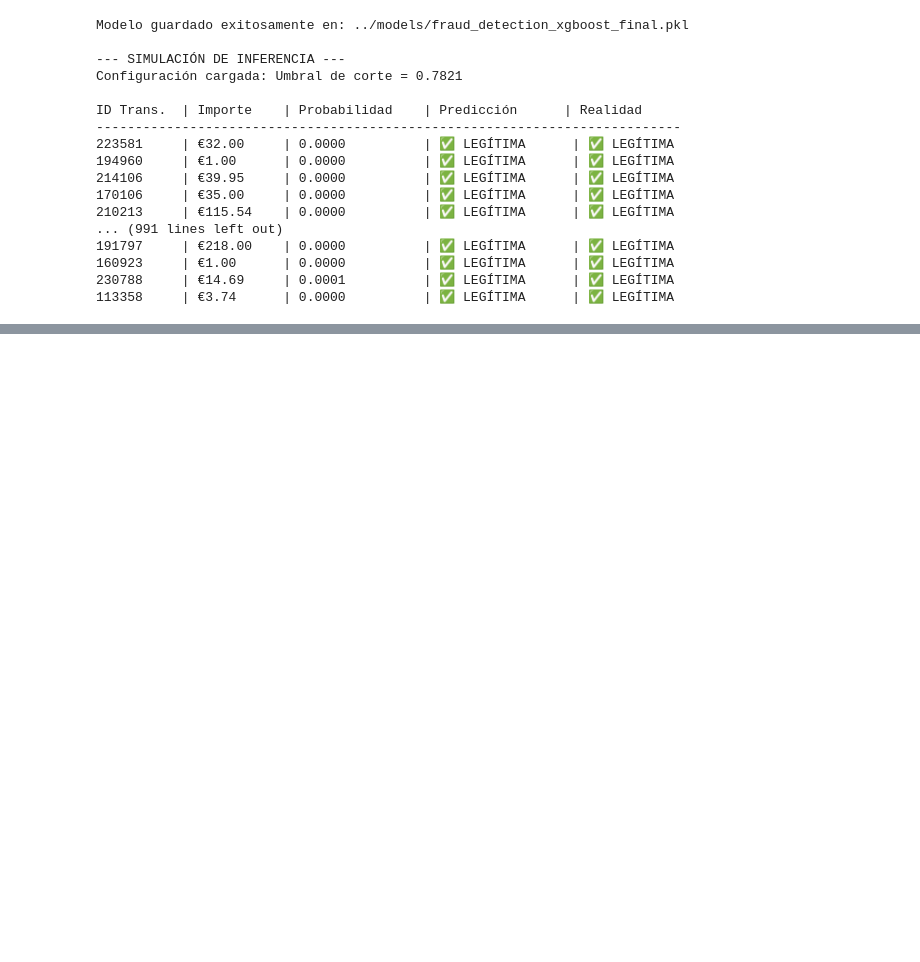
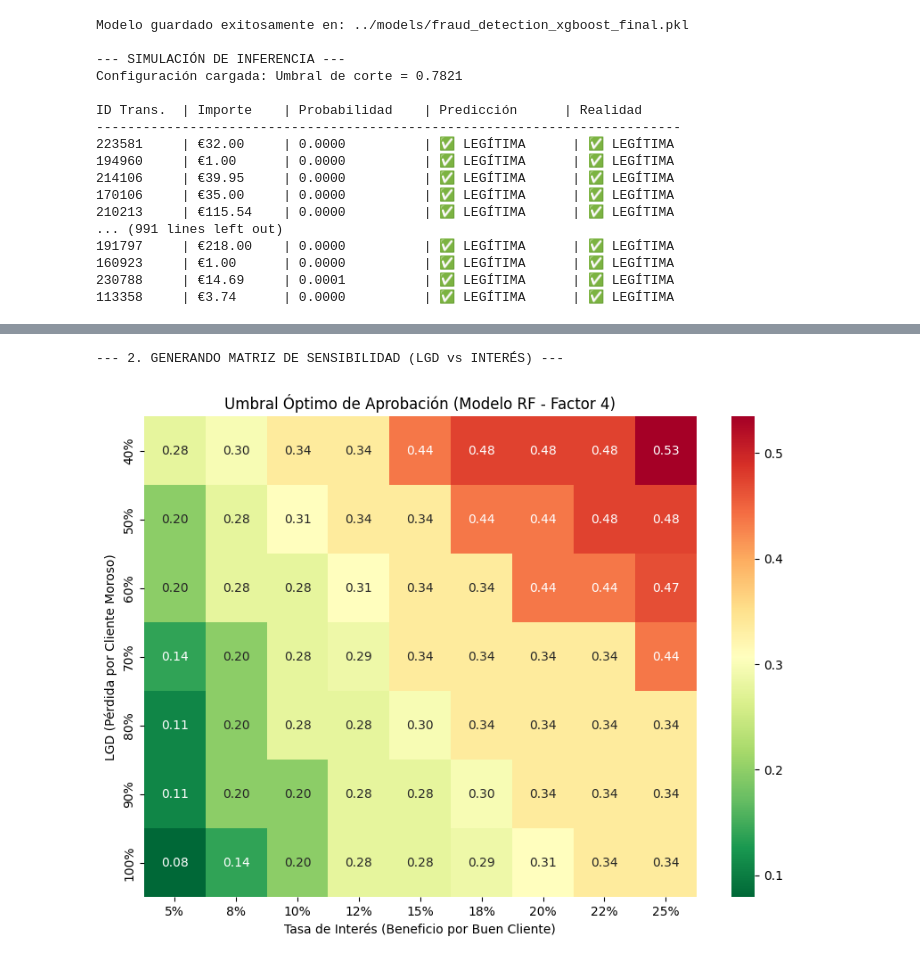
Before and after one commit to AlejandroJB18/tfg_info_deteccion_fraude, a Jupyter notebook: notebooks/analisis_sensibilidad.ipynb, the cells around one changed output, grey strips where cells are left out. Cells and saved outputs as stored; diff of their text form; code cells hidden in the pictures; blank space fills up the shorter version.

```diff
--- a/notebooks/analisis_sensibilidad.ipynb
+++ b/notebooks/analisis_sensibilidad.ipynb
@@ -410,0 +322,57 @@ print("   (Si recuperamos bien la deuda en caso de impago, podemos ser más flex
+# %%
+# ==============================================================================
+# 2. ANÁLISIS DE SENSIBILIDAD: LGD vs TASA DE INTERÉS
+# ==============================================================================
+
+print("\n--- 2. GENERANDO MATRIZ DE SENSIBILIDAD (LGD vs INTERÉS) ---")
+
+# Rangos de Escenarios Económicos
+# LGD: Desde 40% (recuperamos mucho) hasta 100% (pérdida total)
+lgd_range = [0.4, 0.5, 0.6, 0.7, 0.8, 0.9, 1.0]
+# Interés: Desde 5% (hipoteca barata) hasta 25% (tarjeta crédito/microcrédito)
+interest_range = [0.05, 0.075, 0.10, 0.125, 0.15, 0.175, 0.20, 0.225, 0.25]
+
+# Matriz para guardar el Umbral Óptimo
+threshold_matrix = np.zeros((len(lgd_range), len(interest_range)))
+
+# Barrido de escenarios
+for i, lgd in enumerate(lgd_range):
+    for j, rate in enumerate(interest_range):
+
+        # Calcular costes:
+        # Coste FN (Aprobamos a moroso) = Amount * LGD
+        fn_costs = amt_test * lgd
+        # Coste FP (Rechazamos a pagador) = Amount * Tasa Interés
+        fp_costs = amt_test * rate
+
+        # Buscar umbral que minimice la suma de pérdidas
+        best_thr = 0.5
+        min_cost = float('inf')
+
+        # Probamos 100 cortes posibles
+        for thr in np.linspace(0.01, 0.99, 100):
+            y_pred = (probs_winner >= thr).astype(int)
+
+            # Sumar pérdidas reales + lucro cesante
+            current_fn = fn_costs[(y_test == 1) & (y_pred == 0)].sum()
+            current_fp = fp_costs[(y_test == 0) & (y_pred == 1)].sum()
+
+            if (current_fn + current_fp) < min_cost:
+                min_cost = (current_fn + current_fp)
+                best_thr = thr
+
+        threshold_matrix[i, j] = best_thr
+
+# Visualización
+plt.figure(figsize=(10, 7))
+sns.heatmap(threshold_matrix, annot=True, fmt=".2f", cmap="RdYlGn_r",
+            xticklabels=[f"{x:.0%}" for x in interest_range],
+            yticklabels=[f"{x:.0%}" for x in lgd_range])
+
+plt.title(f"Umbral Óptimo de Aprobación (Modelo RF - Factor 4)")
+plt.xlabel("Tasa de Interés (Beneficio por Buen Cliente)")
+plt.ylabel("LGD (Pérdida por Cliente Moroso)")
+plt.show()
+# %% [output]
+--- 2. GENERANDO MATRIZ DE SENSIBILIDAD (LGD vs INTERÉS) ---
+[figure, added]
```
Also changed, not shown: parts of 11 cells of this notebook, 6 other files.
